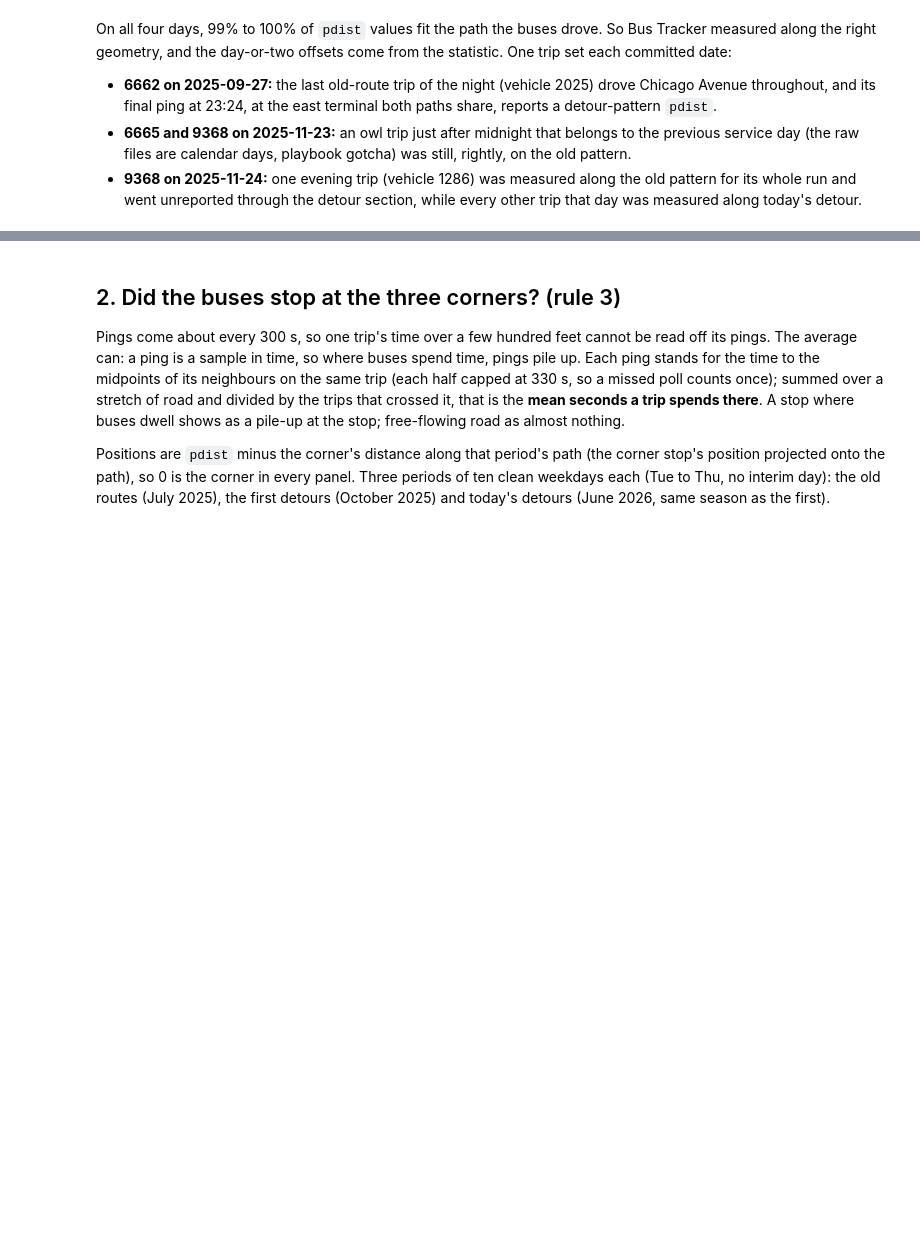
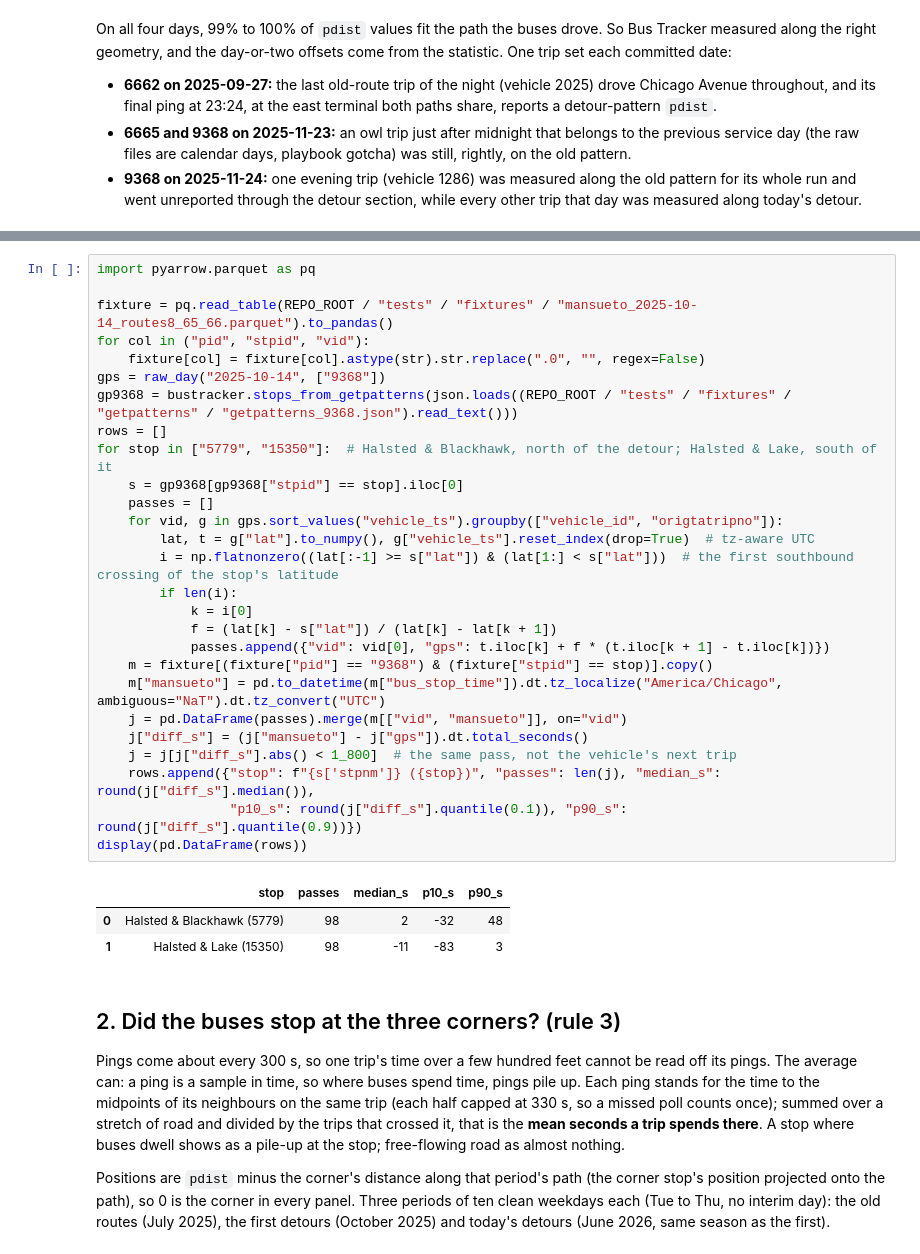
Before and after one commit to Inoueian/cta_bus_analysis, a Jupyter notebook: notebooks/corner_stops_routes_8_66.ipynb, the cells around one changed output, grey strips where cells are left out. Cells and saved outputs as stored; diff of their text form; blank space fills up the shorter version.

```diff
--- a/notebooks/corner_stops_routes_8_66.ipynb
+++ b/notebooks/corner_stops_routes_8_66.ipynb
@@ -312,3 +408,34 @@ geometry, and the day-or-two offsets come from the statistic. One trip set each
+# %%
+import pyarrow.parquet as pq
+
+fixture = pq.read_table(REPO_ROOT / "tests" / "fixtures" / "mansueto_2025-10-14_routes8_65_66.parquet").to_pandas()
+for col in ("pid", "stpid", "vid"):
+    fixture[col] = fixture[col].astype(str).str.replace(".0", "", regex=False)
+gps = raw_day("2025-10-14", ["9368"])
+gp9368 = bustracker.stops_from_getpatterns(json.loads((REPO_ROOT / "tests" / "fixtures" / "getpatterns" / "getpatterns_9368.json").read_text()))
+rows = []
+for stop in ["5779", "15350"]:  # Halsted & Blackhawk, north of the detour; Halsted & Lake, south of it
+    s = gp9368[gp9368["stpid"] == stop].iloc[0]
+    passes = []
+    for vid, g in gps.sort_values("vehicle_ts").groupby(["vehicle_id", "origtatripno"]):
+        lat, t = g["lat"].to_numpy(), g["vehicle_ts"].reset_index(drop=True)  # tz-aware UTC
+        i = np.flatnonzero((lat[:-1] >= s["lat"]) & (lat[1:] < s["lat"]))  # the first southbound crossing of the stop's latitude
+        if len(i):
+            k = i[0]
+            f = (lat[k] - s["lat"]) / (lat[k] - lat[k + 1])
+            passes.append({"vid": vid[0], "gps": t.iloc[k] + f * (t.iloc[k + 1] - t.iloc[k])})
+    m = fixture[(fixture["pid"] == "9368") & (fixture["stpid"] == stop)].copy()
+    m["mansueto"] = pd.to_datetime(m["bus_stop_time"]).dt.tz_localize("America/Chicago", ambiguous="NaT").dt.tz_convert("UTC")
+    j = pd.DataFrame(passes).merge(m[["vid", "mansueto"]], on="vid")
+    j["diff_s"] = (j["mansueto"] - j["gps"]).dt.total_seconds()
+    j = j[j["diff_s"].abs() < 1_800]  # the same pass, not the vehicle's next trip
+    rows.append({"stop": f"{s['stpnm']} ({stop})", "passes": len(j), "median_s": round(j["diff_s"].median()),
+                 "p10_s": round(j["diff_s"].quantile(0.1)), "p90_s": round(j["diff_s"].quantile(0.9))})
+display(pd.DataFrame(rows))
+# %% [output]
+|  | stop | passes | median_s | p10_s | p90_s |
+| 0 | Halsted & Blackhawk (5779) | 98 | 2 | -32 | 48 |
+| 1 | Halsted & Lake (15350) | 98 | -11 | -83 | 3 |
 # %% [markdown]
 ## 2. Did the buses stop at the three corners? (rule 3)
 
```
Also changed, not shown: parts of 10 cells of this notebook, 5 other files.
